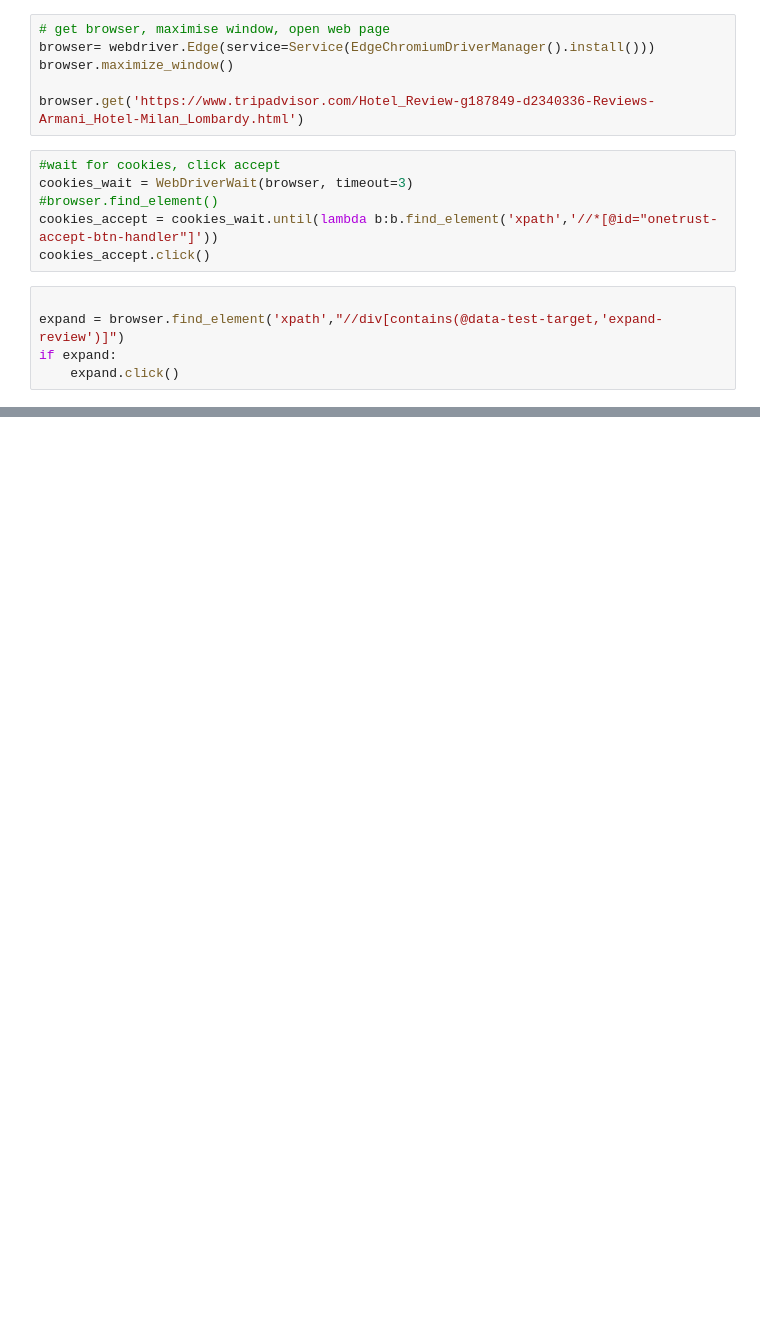
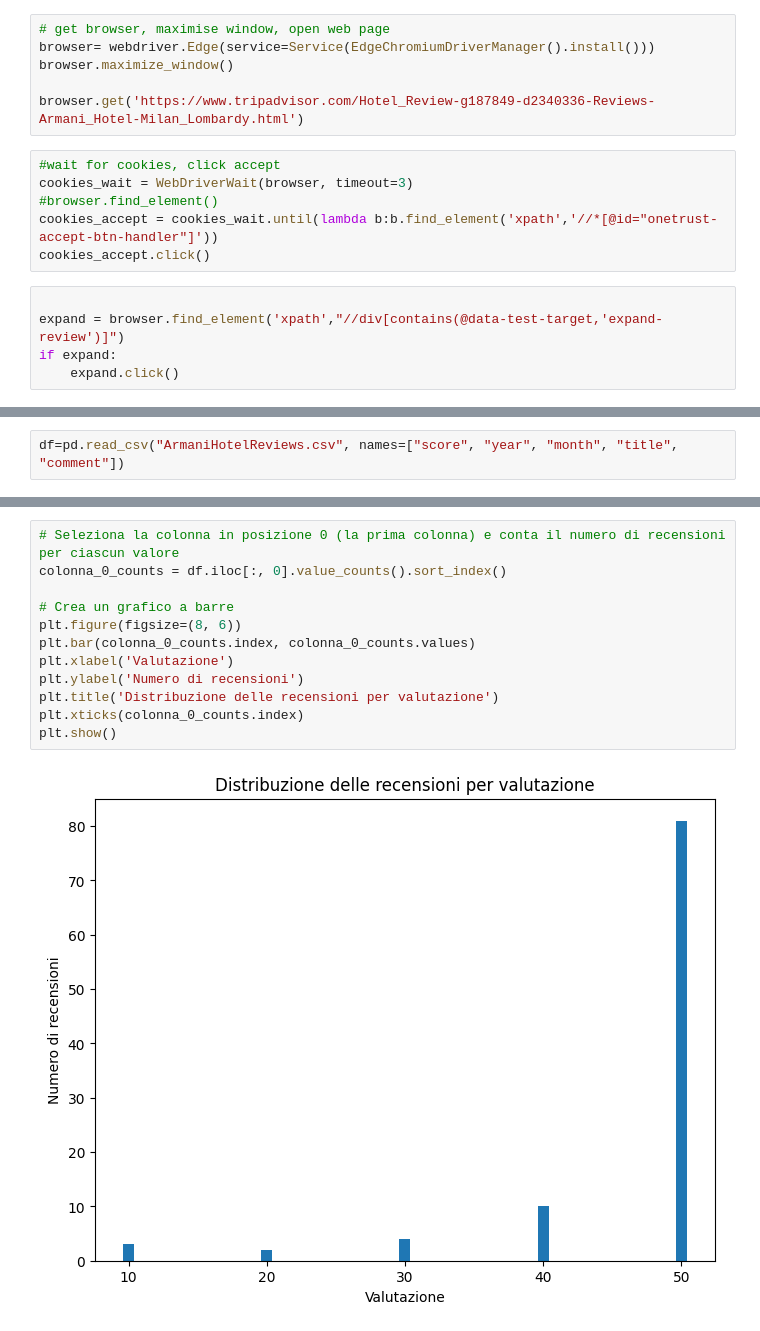
Before and after one commit to biri87/PrimaRepository, a Jupyter notebook: lavoro con link tripadvisor.ipynb, the cells around one changed output, grey strips where cells are left out. Saved outputs shown, nothing was run; the diff lists cells and outputs as text; blank space fills up the shorter version.

```diff
--- a/lavoro con link tripadvisor.ipynb
+++ b/lavoro con link tripadvisor.ipynb
@@ -70,0 +73,2 @@ Stacktrace:
+# %%
+df=pd.read_csv("ArmaniHotelReviews.csv", names=["score", "year", "month", "title", "comment"])
@@ -70,0 +84,14 @@ Stacktrace:
+# %%
+# Seleziona la colonna in posizione 0 (la prima colonna) e conta il numero di recensioni per ciascun valore
+colonna_0_counts = df.iloc[:, 0].value_counts().sort_index()
+
+# Crea un grafico a barre
+plt.figure(figsize=(8, 6))
+plt.bar(colonna_0_counts.index, colonna_0_counts.values)
+plt.xlabel('Valutazione')
+plt.ylabel('Numero di recensioni')
+plt.title('Distribuzione delle recensioni per valutazione')
+plt.xticks(colonna_0_counts.index)
+plt.show()
+# %% [output]
+[figure, added]
```
Also changed, not shown: parts of 9 cells of this notebook.
